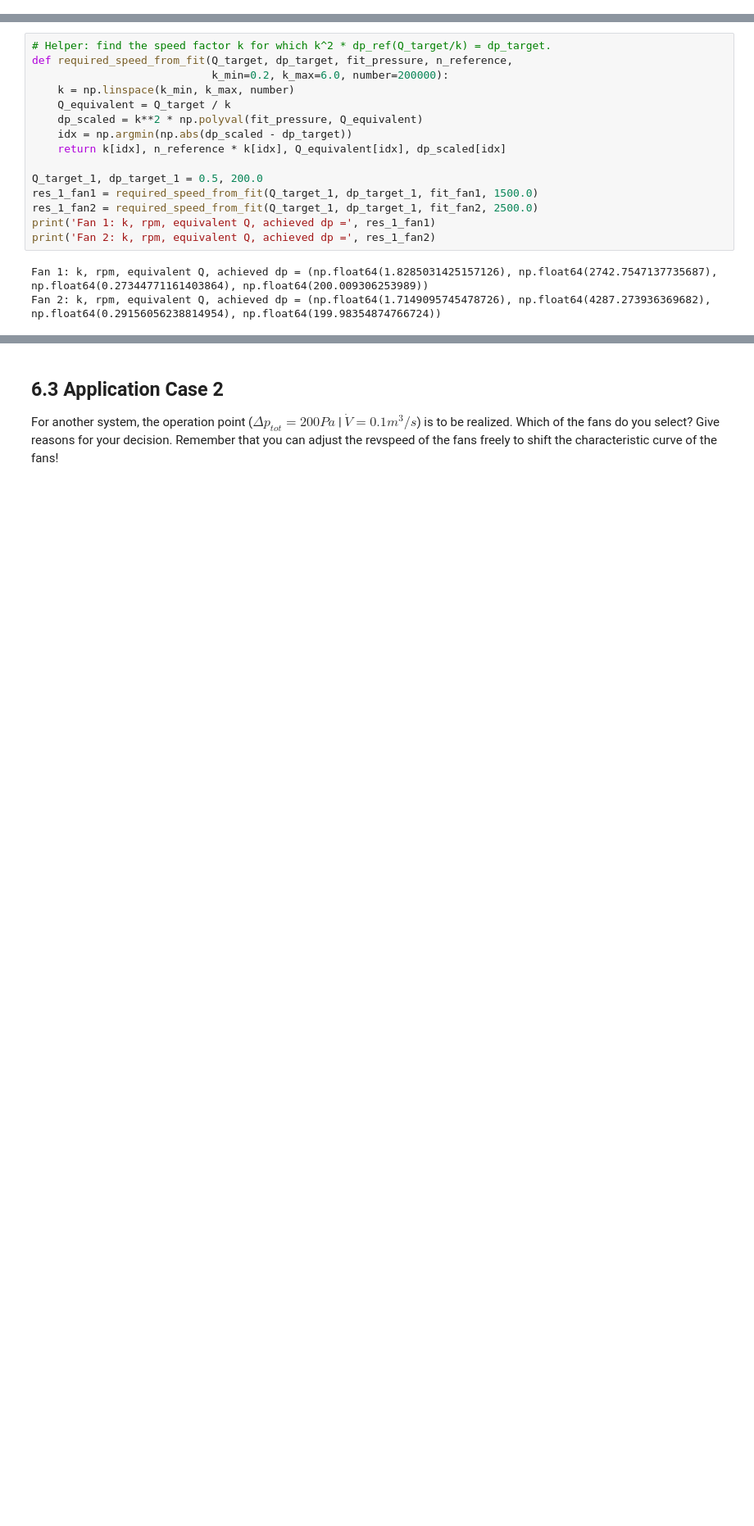
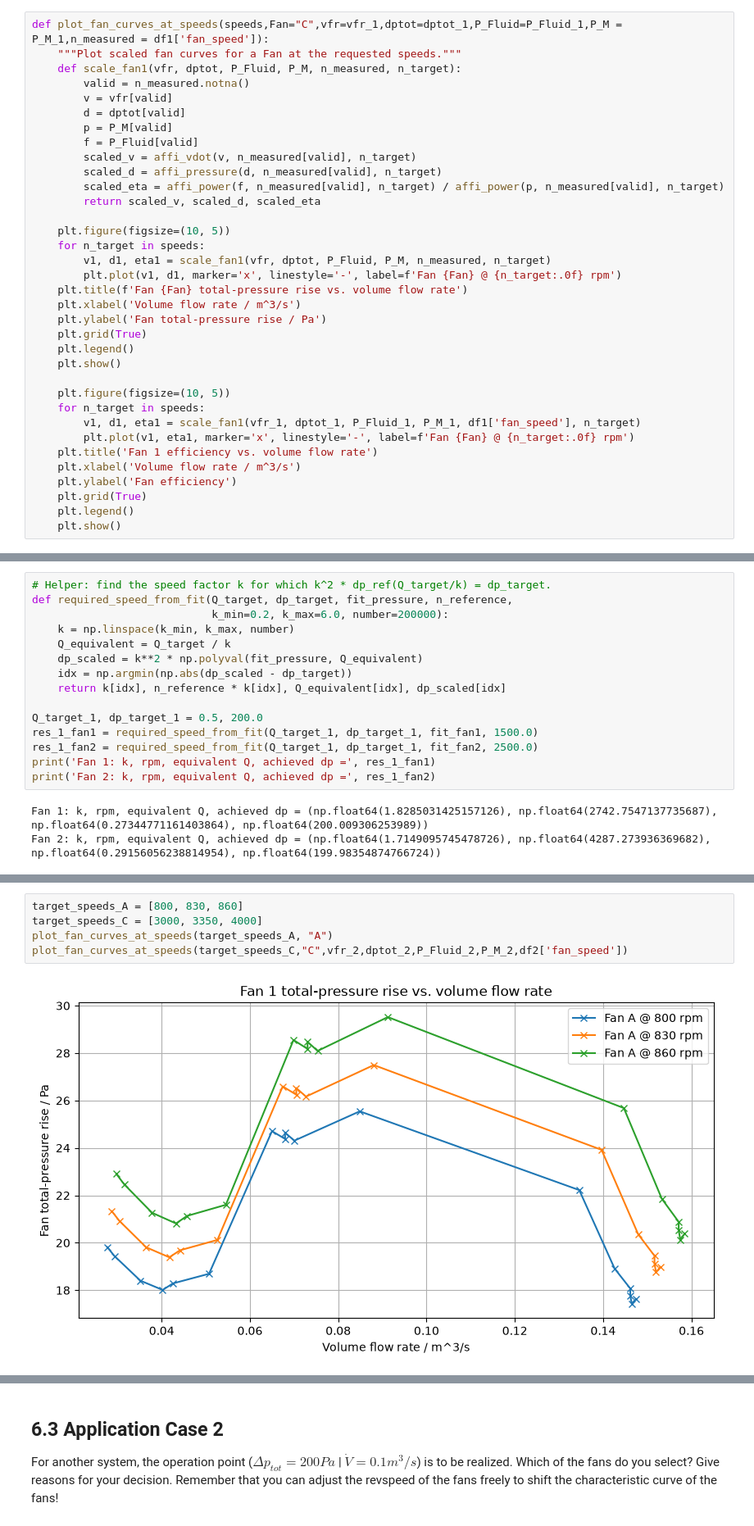
Before and after one commit to LOP-POL/MUP_LAB_FAN, a Jupyter notebook: LabCourse_PythonEvaluation_SOLVED.ipynb, the cells around one changed output, grey strips where cells are left out. Shown at 82% size. Drawn from its saved outputs; the diff is of its cells as text; blank space fills up the shorter version.

```diff
--- a/LabCourse_PythonEvaluation_SOLVED.ipynb
+++ b/LabCourse_PythonEvaluation_SOLVED.ipynb
@@ -519,3 +522,38 @@ At the right end of the fan curve the fan total-pressure rise approaches zero, b
+# %%
+def plot_fan_curves_at_speeds(speeds,Fan="C",vfr=vfr_1,dptot=dptot_1,P_Fluid=P_Fluid_1,P_M = P_M_1,n_measured = df1['fan_speed']):
+    """Plot scaled fan curves for a Fan at the requested speeds."""
+    def scale_fan1(vfr, dptot, P_Fluid, P_M, n_measured, n_target):
+        valid = n_measured.notna()
+        v = vfr[valid]
+        d = dptot[valid]
+        p = P_M[valid]
+        f = P_Fluid[valid]
+        scaled_v = affi_vdot(v, n_measured[valid], n_target)
+        scaled_d = affi_pressure(d, n_measured[valid], n_target)
+        scaled_eta = affi_power(f, n_measured[valid], n_target) / affi_power(p, n_measured[valid], n_target)
+        return scaled_v, scaled_d, scaled_eta
+
+    plt.figure(figsize=(10, 5))
+    for n_target in speeds:
+        v1, d1, eta1 = scale_fan1(vfr, dptot, P_Fluid, P_M, n_measured, n_target)
+        plt.plot(v1, d1, marker='x', linestyle='-', label=f'Fan {Fan} @ {n_target:.0f} rpm')
+    plt.title(f'Fan {Fan} total-pressure rise vs. volume flow rate')
+    plt.xlabel('Volume flow rate / m^3/s')
+    plt.ylabel('Fan total-pressure rise / Pa')
+    plt.grid(True)
+    plt.legend()
+    plt.show()
+
+    plt.figure(figsize=(10, 5))
+    for n_target in speeds:
+        v1, d1, eta1 = scale_fan1(vfr_1, dptot_1, P_Fluid_1, P_M_1, df1['fan_speed'], n_target)
+        plt.plot(v1, eta1, marker='x', linestyle='-', label=f'Fan {Fan} @ {n_target:.0f} rpm')
+    plt.title('Fan 1 efficiency vs. volume flow rate')
+    plt.xlabel('Volume flow rate / m^3/s')
+    plt.ylabel('Fan efficiency')
+    plt.grid(True)
+    plt.legend()
+    plt.show()
 # %% [markdown]
 ## 6.2 Application Case 1
 For a given system the operation point ($\Delta p_{tot}=200 Pa$ | $\dot{V}=0.5 m^3/s$) is to be realized.</br>
@@ -551,0 +583,7 @@ For a practical high-flow selection, **Fan 1 is the more natural choice**, becau
+# %%
+target_speeds_A = [800, 830, 860]
+target_speeds_C = [3000, 3350, 4000]
+plot_fan_curves_at_speeds(target_speeds_A, "A")
+plot_fan_curves_at_speeds(target_speeds_C,"C",vfr_2,dptot_2,P_Fluid_2,P_M_2,df2['fan_speed'])
+# %% [output]
+[figure, added]
```
Also changed, not shown: parts of 11 cells of this notebook.
